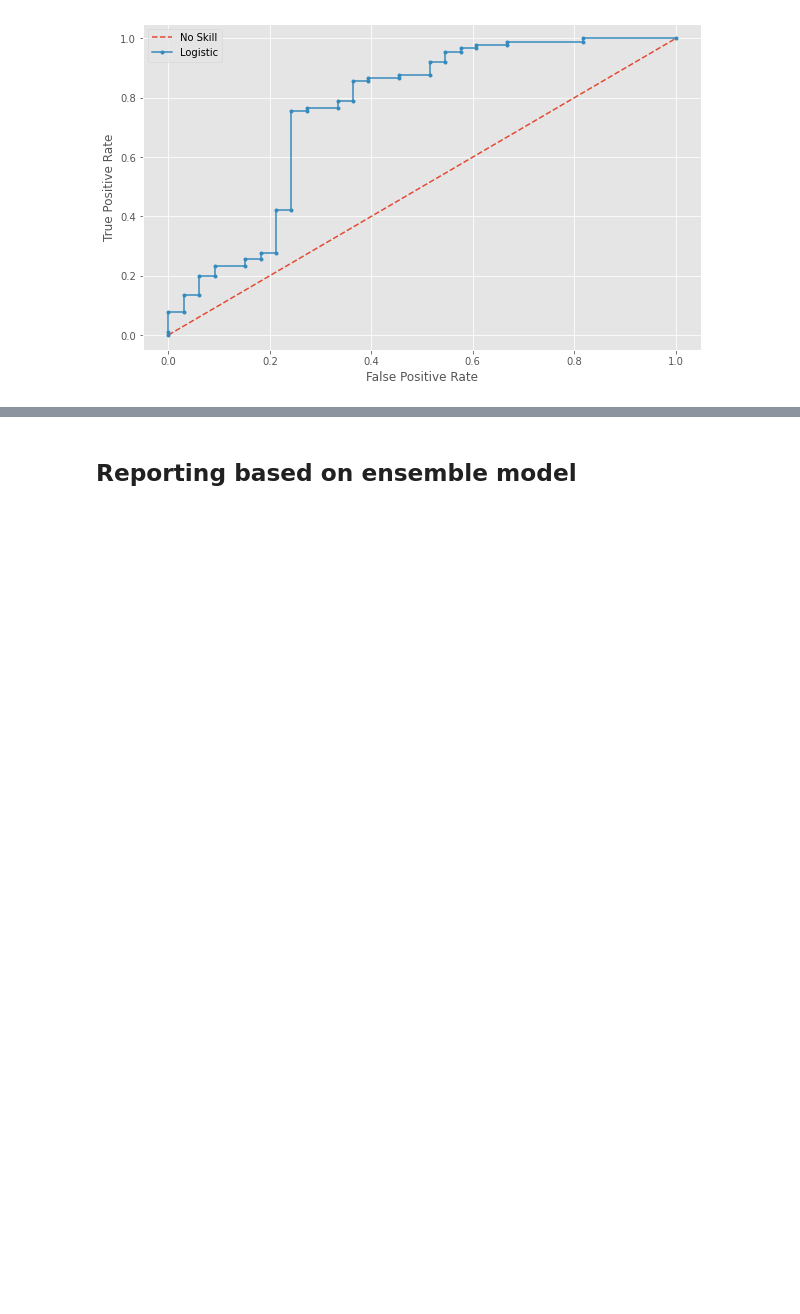
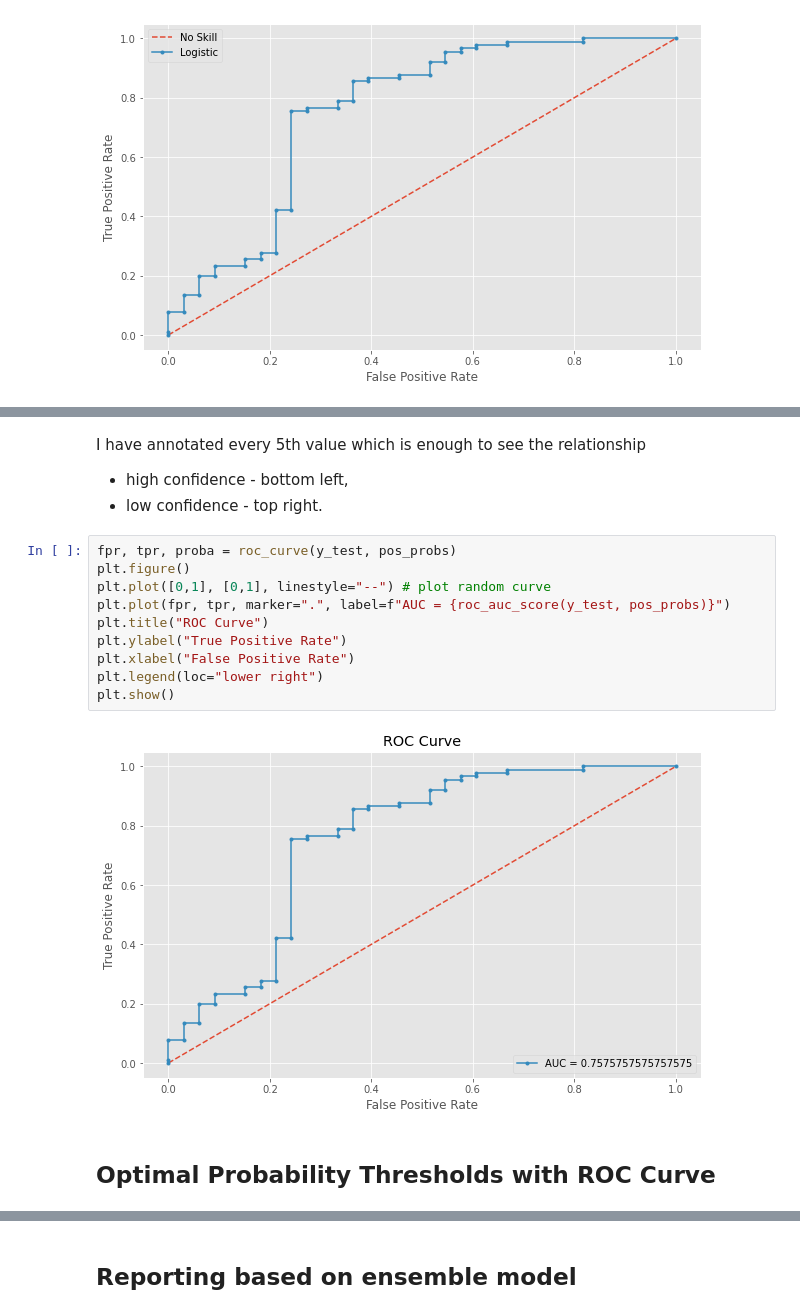
Before and after one commit to saritmaitra/Loan_approval_system, a Jupyter notebook: Model_Development_Loan_Approval_System.ipynb, the cells around one changed output, grey strips where cells are left out. Cells and saved outputs as stored; diff of their text form; blank space fills up the shorter version.

```diff
--- a/Model_Development_Loan_Approval_System.ipynb
+++ b/Model_Development_Loan_Approval_System.ipynb
@@ -829,0 +851,18 @@ plt.show()
+# %% [markdown]
+I have annotated every 5th value which is enough to see the relationship
+- high confidence - bottom left,
+- low confidence - top right.
+# %%
+fpr, tpr, proba = roc_curve(y_test, pos_probs)
+plt.figure()
+plt.plot([0,1], [0,1], linestyle="--") # plot random curve
+plt.plot(fpr, tpr, marker=".", label=f"AUC = {roc_auc_score(y_test, pos_probs)}")
+plt.title("ROC Curve")
+plt.ylabel("True Positive Rate")
+plt.xlabel("False Positive Rate")
+plt.legend(loc="lower right")
+plt.show()
+# %% [output]
+[figure, added]
+# %% [markdown]
+## Optimal Probability Thresholds with ROC Curve
```
Also changed, not shown: parts of 7 cells of this notebook.
